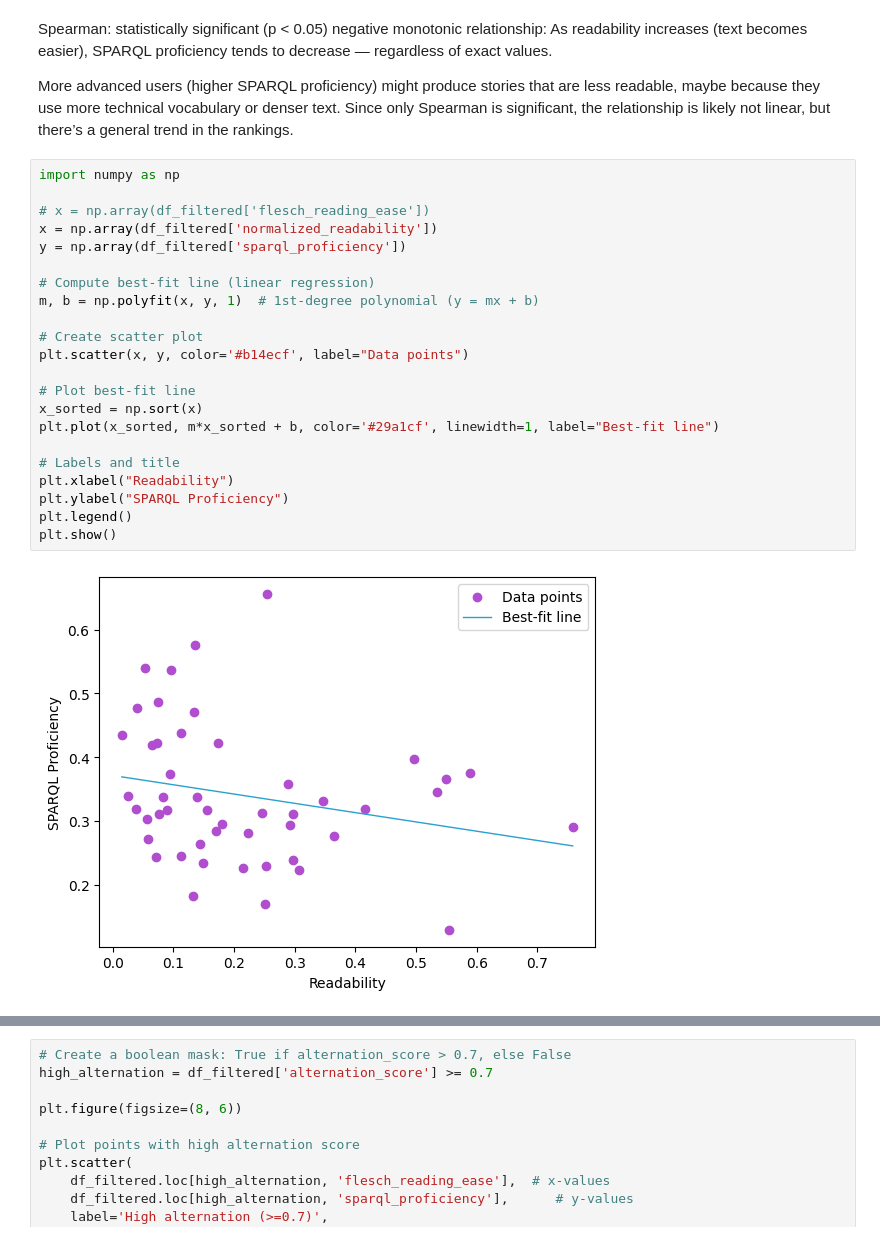
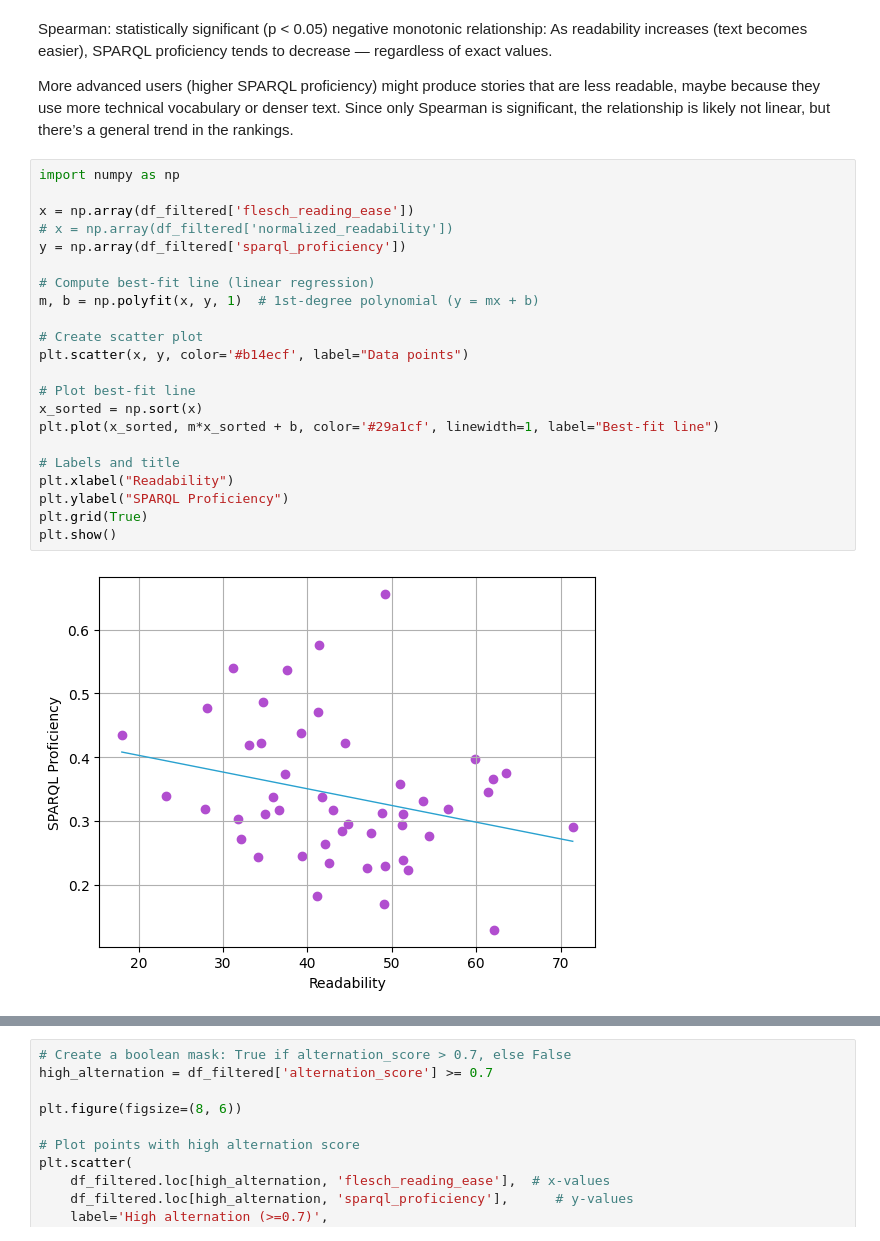
Before and after one commit to mondoboia/datastoryviz-sparql-lab, a Jupyter notebook: readability.ipynb, the cells around one changed output, grey strips where cells are left out. Saved outputs shown, nothing was run; the diff lists cells and outputs as text.

```diff
--- a/readability.ipynb
+++ b/readability.ipynb
@@ -197,24 +174,24 @@ Since only Spearman is significant, the relationship is likely not linear, but t
 # %%
 import numpy as np
 
-# x = np.array(df_filtered['flesch_reading_ease'])
-x = np.array(df_filtered['normalized_readability'])
+x = np.array(df_filtered['flesch_reading_ease'])
+# x = np.array(df_filtered['normalized_readability'])
 y = np.array(df_filtered['sparql_proficiency'])
 
 # Compute best-fit line (linear regression)
 m, b = np.polyfit(x, y, 1)  # 1st-degree polynomial (y = mx + b)
 
 # Create scatter plot
 plt.scatter(x, y, color='#b14ecf', label="Data points")
 
 # Plot best-fit line
 x_sorted = np.sort(x)
 plt.plot(x_sorted, m*x_sorted + b, color='#29a1cf', linewidth=1, label="Best-fit line")
 
 # Labels and title
 plt.xlabel("Readability")
 plt.ylabel("SPARQL Proficiency")
-plt.legend()
+plt.grid(True)
 plt.show()
 # %% [output]
-[figure, old version]
+[figure, new version]
```
Also changed, not shown: parts of 8 cells of this notebook.
